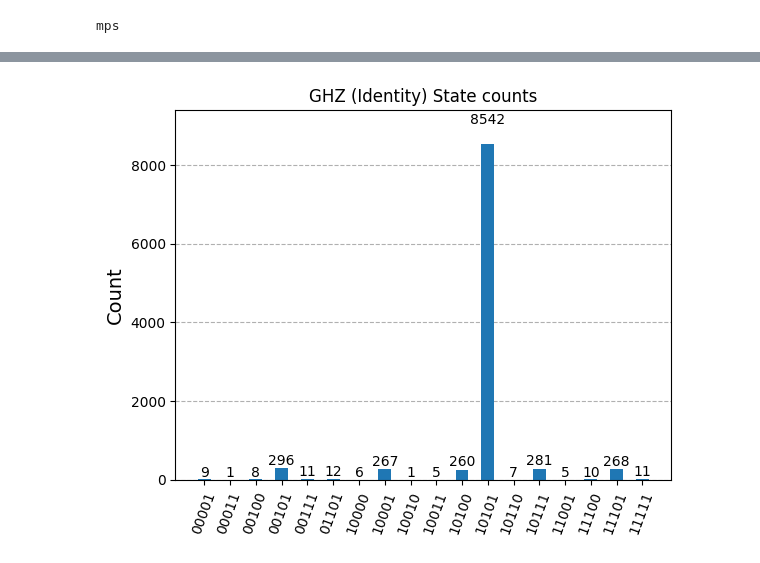
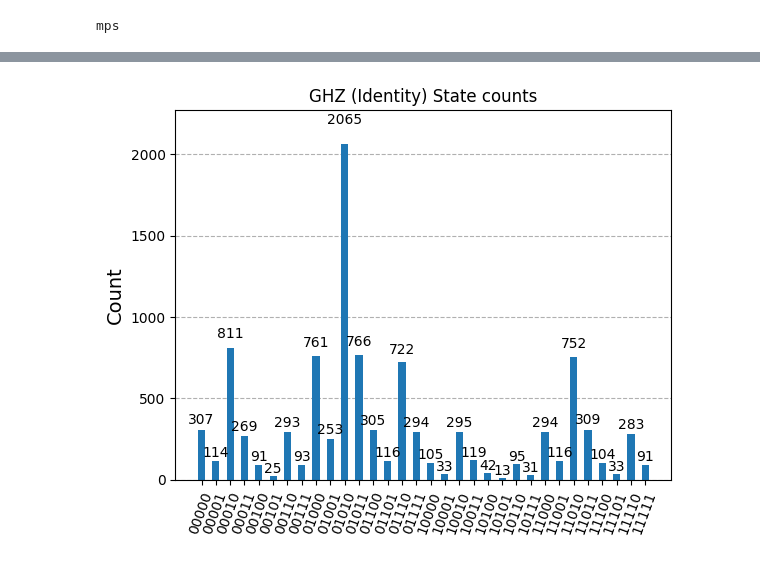
Before and after one commit to ashutiw2k/nequa, a Jupyter notebook: test_notebooks/Torch_PennyLane_IdealBackend.ipynb, the cells around one changed output, grey strips where cells are left out. Cells and saved outputs as stored; diff of their text form; code cells hidden in the pictures.

```diff
--- a/test_notebooks/Torch_PennyLane_IdealBackend.ipynb
+++ b/test_notebooks/Torch_PennyLane_IdealBackend.ipynb
@@ -140,7 +164,8 @@ print(device)
 # %% [output]
 mps
 # %%
-
+param_list = []
+loss_list = []
 for i in range(EPOCHS):
     print(f'Starting Epoch {i}')
     pqc_model.train()
@@ -163,9 +188,15 @@ for i in range(EPOCHS):
         loss.backward()
         optimizer.step()
 
+        param_values = (pqc_model.pqc_params.detach().cpu().numpy()) % (2 * np.pi)
+        param_list.append(param_values)
+
+
         if (ctr) % (len(ideal_data) // 10) == 0:
 
-            print(f'Count {ctr}, Loss: {loss:.4f}')
+            print(f'Count {ctr}, Loss: {loss:.4f}, Params: {pqc_model.pqc_params}')
             # print(f'Count {ctr}, Loss: {loss.item():.4f}, bitstring: {bitstring}, ideal: {ideal}, measured: {measured}')
+
+    # scheduler.step()
 # %% [output]
 Starting Epoch 0
@@ -206,0 +249,3 @@ counts = result.get_counts(transpiled_circ)
+# %%
+mcirc = get_circuit_for_model('01010', custom_ghz(5,0))
+mcirc.draw('mpl')
@@ -206,0 +254,3 @@ counts = result.get_counts(transpiled_circ)
+# %%
+mcirc_post = append_pqc_to_quantum_circuit(mcirc, pqc_model.pqc_params)
+mcirc_post.draw('mpl')
@@ -206,0 +259,3 @@ counts = result.get_counts(transpiled_circ)
+# %%
+transpiled_circ = transpile(mcirc_post, ideal_sim)
+transpiled_circ.draw('mpl')
@@ -207,6 +264,7 @@ counts = result.get_counts(transpiled_circ)
 # %%
-from qiskit.visualization import plot_histogram
+result = ideal_sim.run(transpiled_circ, shots=NUM_SHOTS).result()
+counts = result.get_counts(transpiled_circ)
 
 plot_histogram(counts, title='GHZ (Identity) State counts')
 # %% [output]
-[figure, old version]
+[figure, new version]
```
Also changed, not shown: parts of 18 cells of this notebook, 2 other files.
